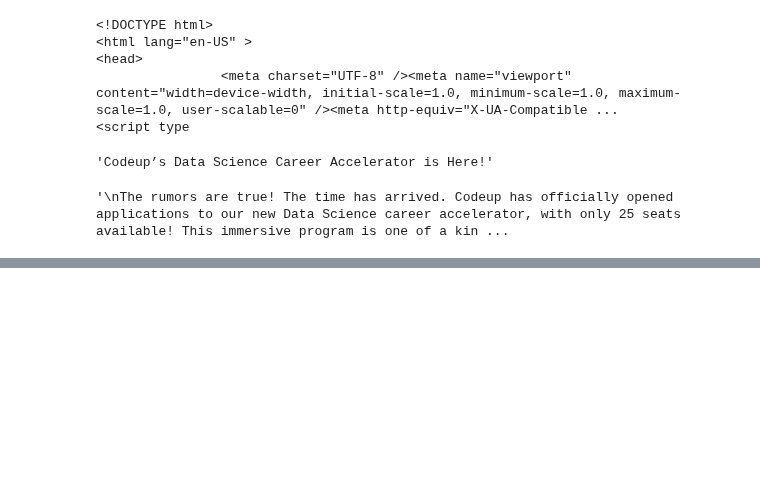
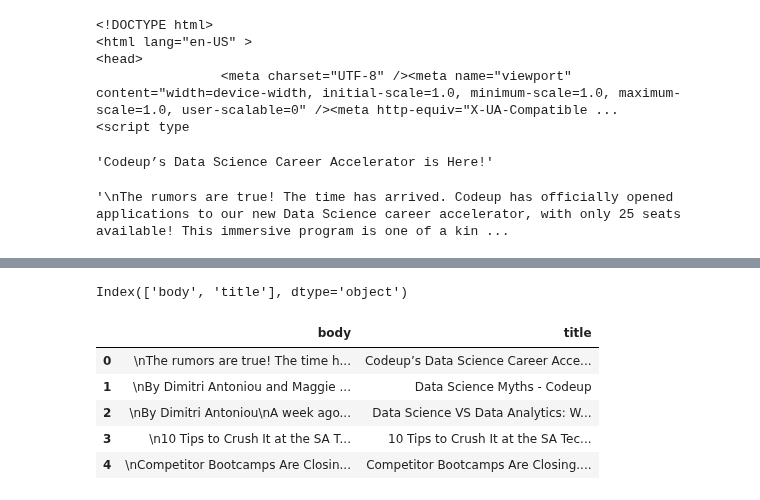
Before and after one commit to faithkane3/ds-methodologies-exercises, a Jupyter notebook: nlp/acquire.ipynb, the cells around one changed output, grey strips where cells are left out. Saved outputs shown, nothing was run; the diff lists cells and outputs as text; code cells hidden in the pictures; blank space fills up the shorter version.

```diff
--- a/nlp/acquire.ipynb
+++ b/nlp/acquire.ipynb
@@ -245,3 +246,16 @@ def make_dictionary_from_article(url):
+# %%
+def make_dictionary_from_article(url):
+    headers = {'User-Agent': 'Codeup Bayes Data Science'}
+    response = get(url, headers=headers)
+    soup = BeautifulSoup(response.text)
+    title = soup.title.get_text()
+    body = soup.find('div', class_='mk-single-content').get_text()
+
+    output = {}
+    output['title'] = title
+    output['body'] = body
+
+    return output
 # %%
 make_dictionary_from_article(url)
 # %% [output]
@@ -259,7 +273,10 @@ def get_blog_articles():
     for url in urls:
         output.append(make_dictionary_from_article(url))
 
-    return output
+    df = pd.DataFrame(output)
+    df.to_csv('codeup_blog_posts.csv')
+
+    return df
 # %%
 get_blog_articles()
 # %% [output]
@@ -275,0 +289,26 @@ get_blog_articles()
+# %%
+def get_article_text():
+    # if we already have the data, read it locally
+
+    filename = 'codeup_blog_posts.csv'
+
+    if os.path.exists(filename):
+        return pd.read_csv(filename)
+    else:
+        return get_blog_articles()
+# %%
+df = get_article_text()
+df.drop(columns='Unnamed: 0', inplace=True)
+# %%
+df.columns
+# %% [output]
+Index(['body', 'title'], dtype='object')
+# %%
+df.head()
+# %% [output]
+|  | body | title |
+| 0 | \nThe rumors are true! The time h... | Codeup’s Data Science Career Acce... |
+| 1 | \nBy Dimitri Antoniou and Maggie ... | Data Science Myths - Codeup |
+| 2 | \nBy Dimitri Antoniou\nA week ago... | Data Science VS Data Analytics: W... |
+| 3 | \n10 Tips to Crush It at the SA T... | 10 Tips to Crush It at the SA Tec... |
+| 4 | \nCompetitor Bootcamps Are Closin... | Competitor Bootcamps Are Closing.... |
```
Also changed, not shown: parts of 7 cells of this notebook.
